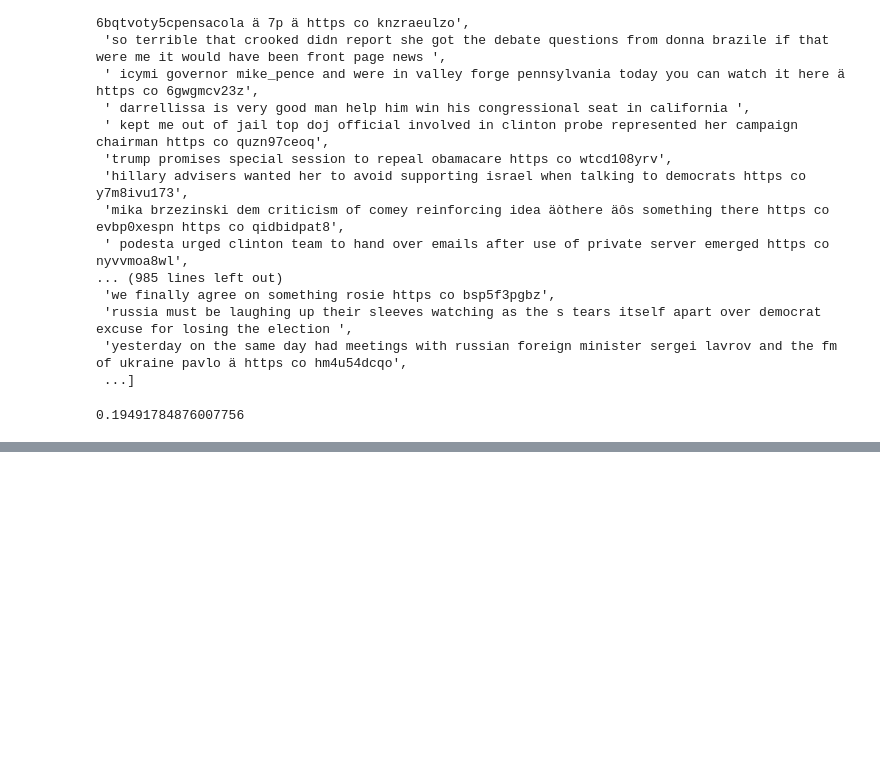
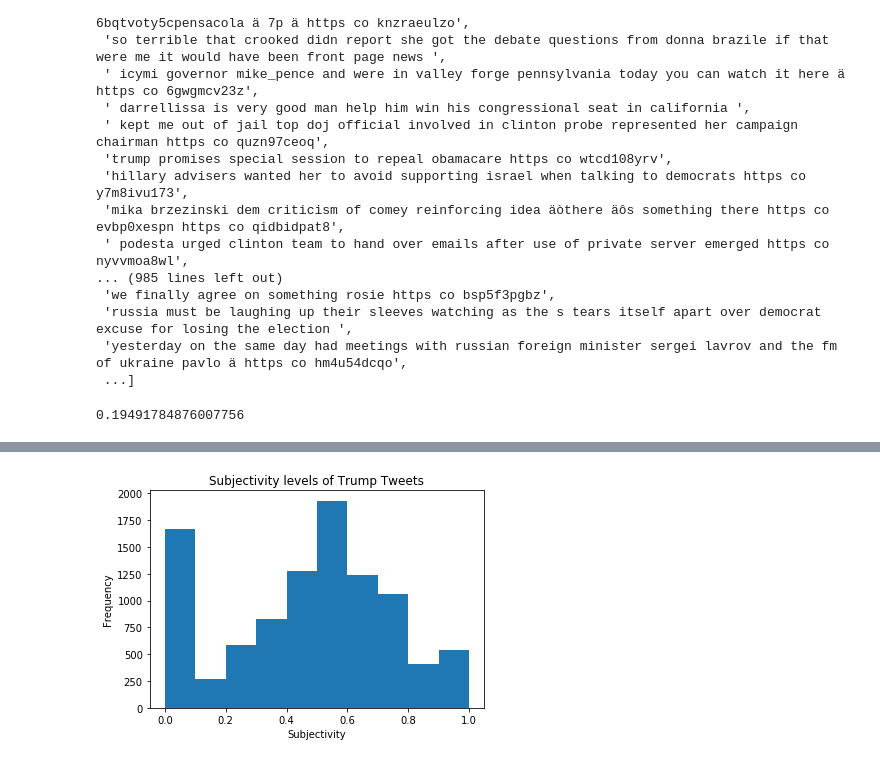
Before and after one commit to blue46jhl/CS109A-Final-Project, a Jupyter notebook: SentimentAnalysis.ipynb, the cells around one changed output, grey strips where cells are left out. Saved outputs shown, nothing was run; the diff lists cells and outputs as text; code cells hidden in the pictures; blank space fills up the shorter version.

```diff
--- a/SentimentAnalysis.ipynb
+++ b/SentimentAnalysis.ipynb
@@ -125,0 +138,8 @@ Text(0.5, 1.0, 'Log-transformed of Favorite Count')
+# %%
+plt.hist(tweets['subjectivity'])
+plt.title('Subjectivity levels of Trump Tweets')
+plt.xlabel('Subjectivity')
+plt.ylabel('Frequency')
+plt.show()
+# %% [output]
+[figure, added]
```
Also changed, not shown: parts of 8 cells of this notebook.
